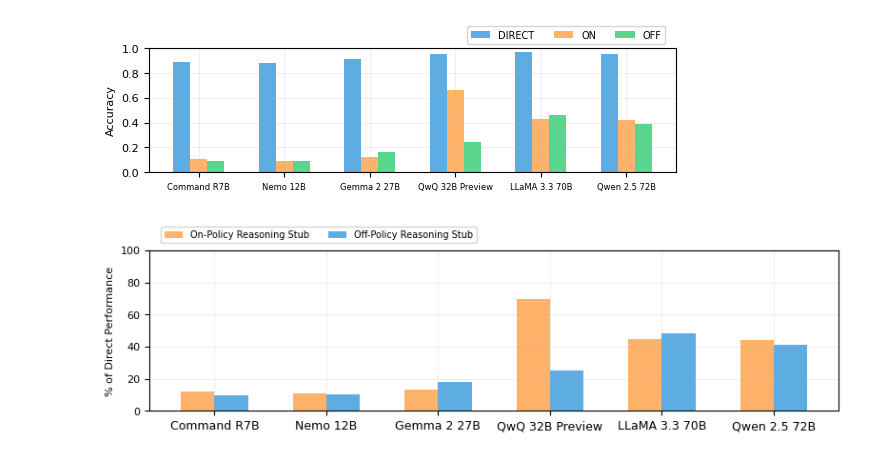
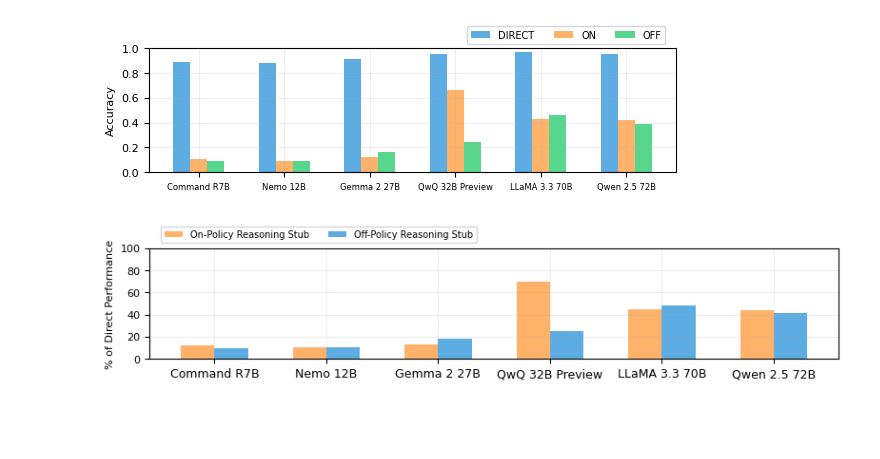
Before and after one commit to sasilver75/cohere-reasoning-v5, a Jupyter notebook: gsm8k/generate_plots.ipynb, the cells around one changed output. Drawn from its saved outputs; the diff is of its cells as text; code cells hidden in the pictures; blank space fills up the shorter version.

```diff
--- a/gsm8k/generate_plots.ipynb
+++ b/gsm8k/generate_plots.ipynb
@@ -333,7 +333,7 @@ plt.show()
 [figure]
 # %%
 # Create single figure with smaller dimensions but wider to accommodate horizontal labels
-fig, ax = plt.subplots(figsize=(8, 2.5))
+fig, ax = plt.subplots(figsize=(8, 2))
 
 # Colors for the scenarios
 colors = ['#ff9f43', '#3498db']
@@ -366,32 +366,32 @@ for i, (scenario, label) in enumerate(zip(scenarios, scenario_labels)):
            label=label, color=colors[i], alpha=0.8)
 
 # Customize the plot
 ax.set_ylabel('% of Direct Performance', fontsize=8)
 ax.set_xticks(x + bar_width/2)
 ax.set_xticklabels(model_display_names,
                    rotation=0, ha='center', fontsize=9)  # Increased fontsize from 6 to 8
 ax.tick_params(axis='y', labelsize=8)
 ax.grid(True, alpha=0.2)
 ax.set_ylim(0, 100)
 
 # Adjusted title and legend positioning
 # ax.set_title('GSM8K Relative Performance', fontsize=9, loc='left', pad=2)
 legend = ax.legend(fontsize=7, ncol=2,
-                  bbox_to_anchor=(0.475, 1.15),
+                  bbox_to_anchor=(0.475, 1.2),
                   loc='upper right',
                   borderaxespad=0.)
 
 plt.tight_layout()
 
 plt.savefig('gsm8k_relative_performance.pdf',
             format='pdf',
             bbox_inches='tight',  # This ensures the legend isn't cut off
             dpi=300)  # Higher DPI for better quality
 
 plt.savefig('gsm8k_relative_performance.svg',
             format='svg',
             bbox_inches='tight')
 
 plt.show()
 # %% [output]
-[figure, old version]
+[figure, new version]
```
Also changed, not shown: 3 other files.
